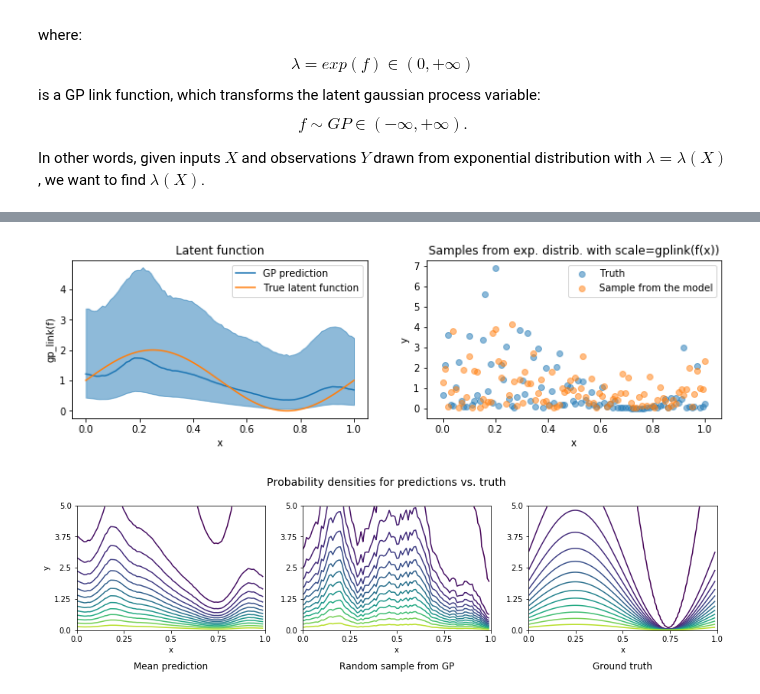
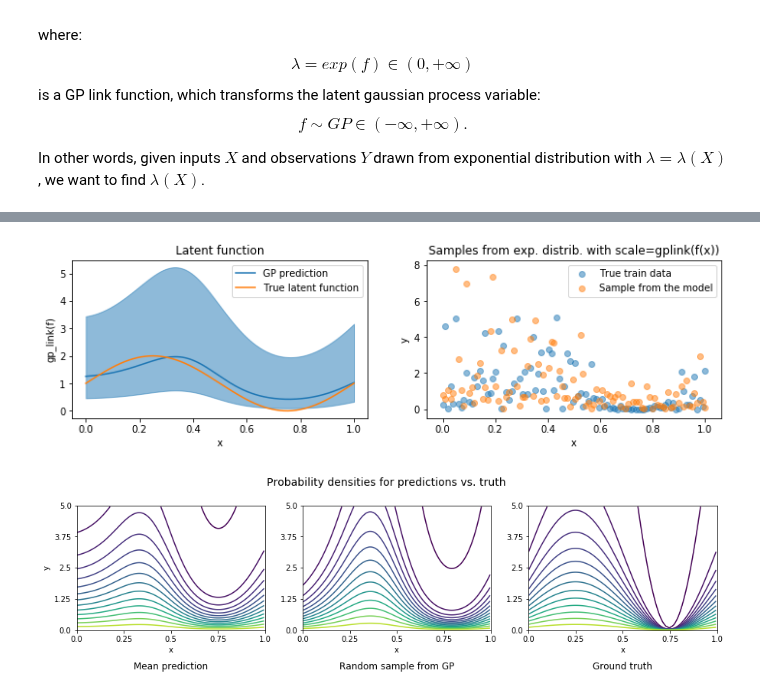
Before and after one commit to NinelK/CopulaGP, a Jupyter notebook: LatentFunctionInference_for_ExpScale.ipynb, the cells around one changed output, grey strips where cells are left out. Drawn from its saved outputs; the diff is of its cells as text; code cells hidden in the pictures.

Commit message:
Simplified to 1 example

```diff
--- a/LatentFunctionInference_for_ExpScale.ipynb
+++ b/LatentFunctionInference_for_ExpScale.ipynb
@@ -77,9 +72,7 @@ class PVGPRegressionModel(gpytorch.models.PyroVariationalGP):
         self.mean_module = gpytorch.means.ConstantMean()
 
         #we specify prior here
-        #it is safer to underestimate the prior mean lengthscale than overestimate it
-        #prior_rbf_length = 0.4 #for simple examples
-        prior_rbf_length = 0.1 #for complex examples
+        prior_rbf_length = 0.3
         lengthscale_prior = gpytorch.priors.NormalPrior(prior_rbf_length, 1.0) #variance does not matter much
 
         self.covar_module = gpytorch.kernels.ScaleKernel(
@@ -125,8 +118,8 @@ class InfTheta_ExpDist_Likelihood(Likelihood):
         return f.exp()
 
     def forward(self, function_samples: Tensor, *params: Any, **kwargs: Any) -> base_distributions.Exponential:
-        theta = self.gplink_function(function_samples.mul(-1)) #it seems like function_samples are inverted
-        return base_distributions.Exponential(theta)
+        scale = self.gplink_function(function_samples)
+        return base_distributions.Exponential(scale.pow(-1)) # rate = 1/scale
 
     def marginal(self, function_dist: MultivariateNormal, *params: Any, **kwargs: Any) -> MultivariateNormal:
         mean, covar = function_dist.mean, function_dist.lazy_covariance_matrix
@@ -207,8 +196,0 @@ fig.show()
-# %%
-#this visualises the progress in learning mean values of lambda
-#it is trivial for simple examples
-for i,mean in enumerate(means):
-    plt.plot(mean, label = "{}".format(iter_print*i))
-plt.title('How mean at input points was changing with training')
-plt.legend()
-plt.show()
@@ -217,39 +197,43 @@ plt.show()
+# %%
+# define test set (optionally on GPU)
+denser = 2 # make test set 2 times denser then the training set
+testX = np.linspace(0,1,denser*NSamp)
+test_x = torch.tensor(testX).float()#.cuda()
 # %%
-#visualize the result
+# visualize the result
 fig, (func, samp) = plt.subplots(1,2,figsize=(12, 3))
 
 model.eval()
 with torch.no_grad():
-    output = model.likelihood(model(train_x))
+    output = model.likelihood(model(test_x))
 
 gplink = model.likelihood.gplink_function
 
 F_mean = gplink(output.mean).detach().cpu().numpy()
-line, = func.plot(X, F_mean, label = 'GP prediction')
+line, = func.plot(testX, F_mean, label = 'GP prediction')
 lower, upper = output.confidence_region()
-func.fill_between(train_x.cpu().numpy(), gplink(lower).detach().cpu().numpy(),
+func.fill_between(testX, gplink(lower).detach().cpu().numpy(),
                 gplink(upper).detach().cpu().numpy(), color=line.get_color(), alpha=0.5)
 
-func.plot(X,scale(X), label = 'True latent function')
+func.plot(testX,scale(testX), label = 'True latent function')
 func.set_xlabel('x')
 func.set_ylabel('gp_link(f)')
 func.set_title('Latent function')
 func.legend()
 
 Y_sim = np.zeros_like(Y)
-for i, m in enumerate(F_mean): # sample from mean
-#for i, m in enumerate(latent_sample):
+for i, m in enumerate(F_mean[::denser]): # sample from mean
     Y_sim[i] = np.random.exponential(m)
-samp.scatter(X,Y, alpha = 0.5, label = 'Truth')
+samp.scatter(X,Y, alpha = 0.5, label = 'True train data')
 samp.scatter(X,Y_sim, alpha = 0.5, label = 'Sample from the model')
 samp.set_xlabel('x')
 samp.set_ylabel('y')
 samp.set_title('Samples from exp. distrib. with scale=gplink(f(x))')
 samp.legend()
 
 fig.show()
 # %% [output]
-[figure, old version]
+[figure, new version]
 # %%
 # visualize pdf for y(x)
 
@@ -259,10 +243,10 @@ Nbins = 100
 
 latent_sample = gplink(output.sample()).cpu().numpy()
 
-img = np.zeros((Nbins,NSamp,3))
+img = np.zeros((Nbins,denser*NSamp,3))
 h = np.linspace(1e-4,5,Nbins)
 
-for i, (l, m, t) in enumerate(zip(latent_sample, F_mean, scale(X)+1e-2)):
+for i, (l, m, t) in enumerate(zip(latent_sample, F_mean, scale(testX)+1e-2)):
     img[:,i,0] = stats.expon.pdf(h, scale=m)
     img[:,i,1] = stats.expon.pdf(h, scale=l)
     img[:,i,2] = stats.expon.pdf(h, scale=t)
@@ -280,11 +264,11 @@ for c, n in enumerate(['Mean prediction', 'Random sample from GP', 'Ground truth
     ax[c].contour(img[:,:,c], levels = levels)
     ax[c].set_yticks(np.linspace(0,Nbins,5))
     ax[c].set_yticklabels(np.linspace(0,5,5))
-    ax[c].set_xticks(np.linspace(0,NSamp,5))
+    ax[c].set_xticks(np.linspace(0,denser*NSamp,5))
     ax[c].set_xticklabels(np.linspace(0,1,5))
     ax[c].set_xlabel('x')
     ax[c].set_title(n, y=-0.35)
 ax[0].set_ylabel('y')
 fig.suptitle('Probability densities for predictions vs. truth', y=1.05, fontsize=14);
 # %% [output]
-[figure, old version]
+[figure, new version]
```
Also changed, not shown: parts of 6 cells of this notebook.
